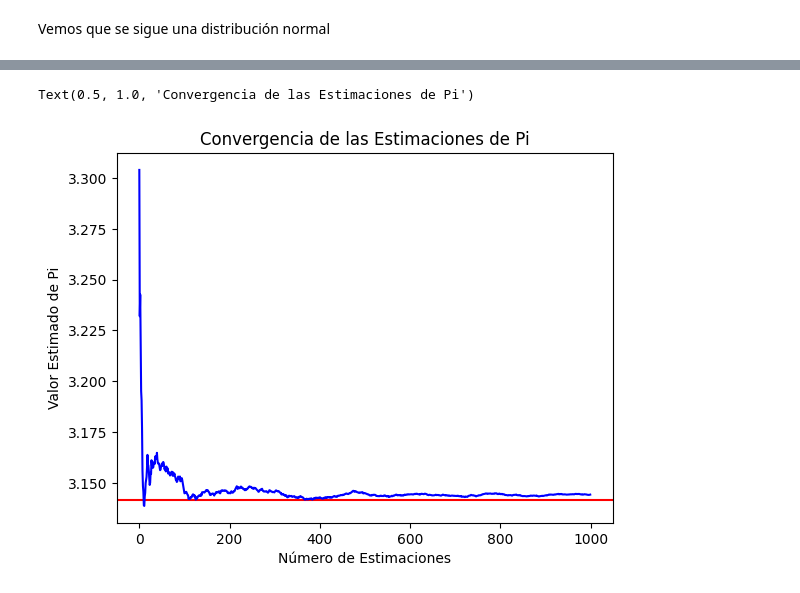
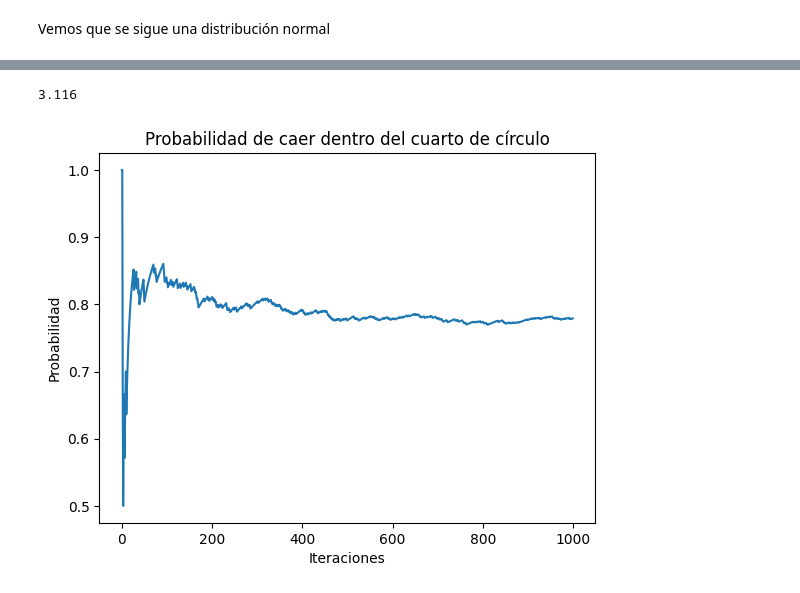
Before and after one commit to MaricelaMH/Simulacion-1, a Jupyter notebook: PI_ESTIMADO.ipynb, the cells around one changed output, grey strips where cells are left out. Drawn from its saved outputs; the diff is of its cells as text; code cells hidden in the pictures.

```diff
--- a/PI_ESTIMADO.ipynb
+++ b/PI_ESTIMADO.ipynb
@@ -97,2 +97,12 @@ muestra(n)
+# %%
+def prob_iter(N): # Función para calcular y graficar las probabilidades
+    prob = []
+    iter = 0 # Número de iteraciones
+    X = np.linspace(0, 1, 100)
+    for i in range(N):
+        iter += genera_puntos(1)
+        prob.append(iter / (i + 1)) # Guarda en una lista la probabilidad
+    print(iter / N * 4) # Multiplica el último resultado de la probabilidad x 4 para obtener el valor de pi
+    return prob
 # %%
 # Calcular las estimaciones de Pi
@@ -152,16 +140,14 @@ plt.axvline(mu,color="green") #Graficamos la media
-# %%
-# Calcular la media de las estimaciones
-medias_pi = [statistics.mean(estimaciones_pi[:i+1]) for i in range(num_estimaciones)]
-
-# Valor real de Pi
-valor_real_pi = math.pi
-
-# Graficar las estimaciones de Pi versus el número de simulaciones
-plt.axhline(y=valor_real_pi, color='r')
-plt.plot( medias_pi, color="blue", label='Estimaciones de Pi')
-plt.xlabel('Número de Estimaciones')
-plt.ylabel('Valor Estimado de Pi')
-plt.title('Convergencia de las Estimaciones de Pi')
-# %% [output]
-Text(0.5, 1.0, 'Convergencia de las Estimaciones de Pi')
-[figure, removed]
+# %%
+# Calcular y graficar las probabilidades
+N = 1000
+probabilidades = prob_iter(N)
+
+# Graficar las probabilidades
+plt.plot(probabilidades)
+plt.title('Probabilidad de caer dentro del cuarto de círculo')
+plt.xlabel('Iteraciones')
+plt.ylabel('Probabilidad')
+plt.show()
+# %% [output]
+3.116
+[figure, added]
```
Also changed, not shown: parts of 11 cells of this notebook.
